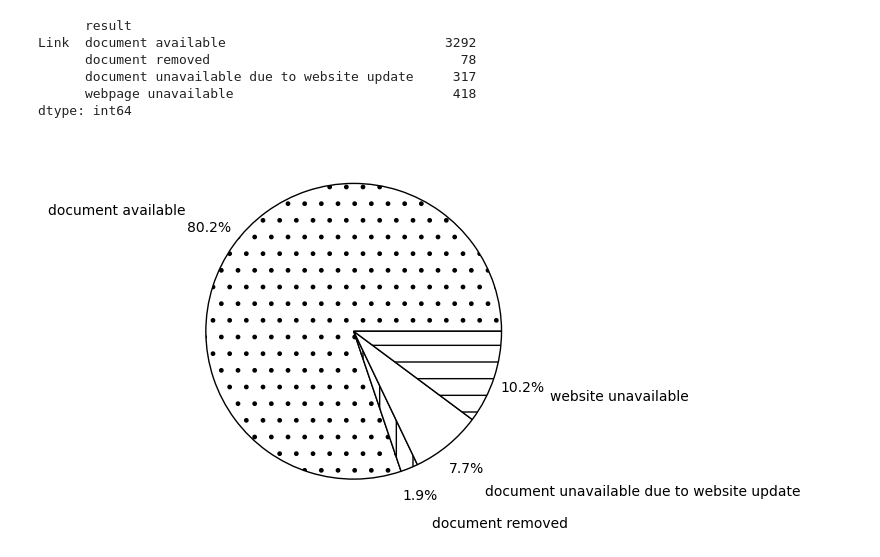
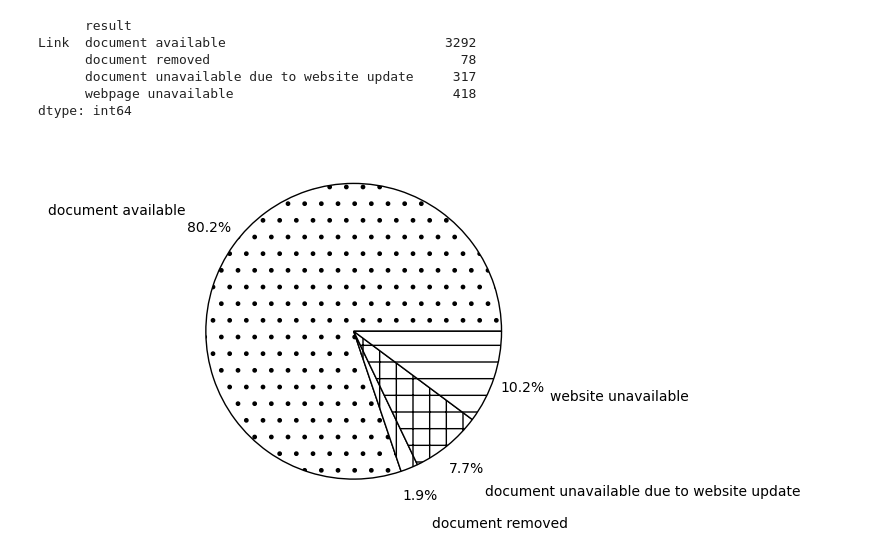
Before and after one commit to zongtihuoguoguan/Policy-Transparency-China-2024, a Jupyter notebook: Analysis/Fig_5.ipynb, the cells around one changed output. Cells and saved outputs as stored; diff of their text form; code cells hidden in the pictures.

```diff
--- a/Analysis/Fig_5.ipynb
+++ b/Analysis/Fig_5.ipynb
@@ -11,6 +11,6 @@ from matplotlib.ticker import MaxNLocator
 import numpy as np
 import matplotlib.ticker as mtick
 
-results = pd.read_excel(".//checked_round_2.xlsx")
+results = pd.read_excel(".//Dataset for Fig_5.xlsx")
 results.head()
 # %% [output]
@@ -65,15 +71,15 @@ dtype: int64
 # %%
 fig, axs = plt.subplots()
 
 axs.pie(grouped,
         labels=["document available", "document removed",
                          "document unavailable due to website update","website unavailable"],
         autopct='%1.1f%%',
         colors = ['white','white','white','white'],
-        hatch=[' . ', '|', '0', '-'],
+        hatch=['.', '|', '+', '-'],
         wedgeprops = { 'linewidth' : 1, 'edgecolor' : 'black' },
         #frame=True,
         pctdistance=1.2, labeldistance=1.4)
 plt.savefig('Fig_5.png', dpi=600)
 # %% [output]
-[figure, old version]
+[figure, new version]
```
Also changed, not shown: parts of 3 cells of this notebook, 2 other files.
